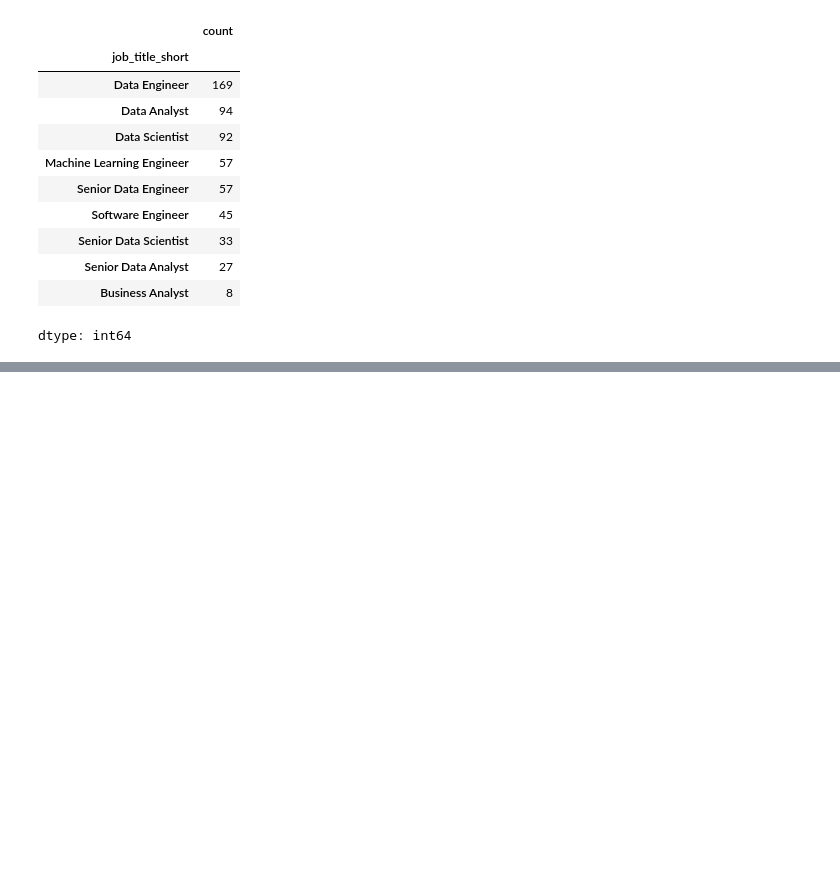
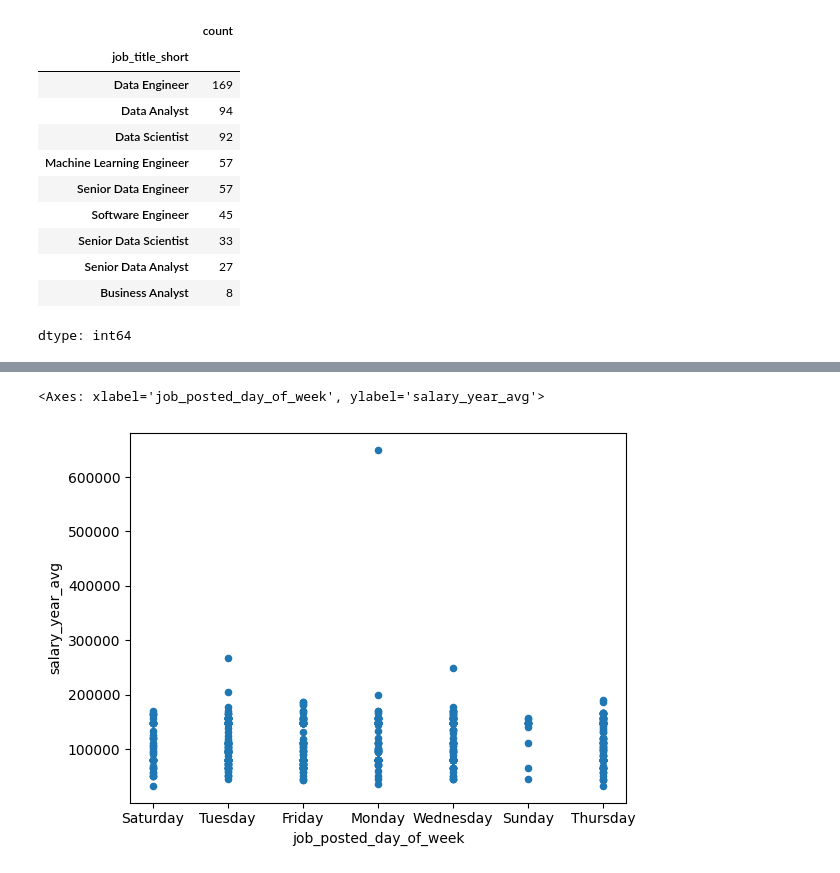
Before and after one commit to imchinmay/Python, a Jupyter notebook: 01_Basics/27_Exercise_Pandas_Basics.ipynb, the cells around one changed output, grey strips where cells are left out. Drawn from its saved outputs; the diff is of its cells as text; code cells hidden in the pictures; blank space fills up the shorter version.

```diff
--- a/01_Basics/27_Exercise_Pandas_Basics.ipynb
+++ b/01_Basics/27_Exercise_Pandas_Basics.ipynb
@@ -451,0 +457,5 @@ plt.barh(job_counts.index, job_counts)
+# %%
+in_data.plot(x = 'job_posted_day_of_week', y = 'salary_year_avg', kind = 'scatter')
+# %% [output]
+<Axes: xlabel='job_posted_day_of_week', ylabel='salary_year_avg'>
+[figure, added]
```
Also changed, not shown: parts of 4 cells of this notebook.
